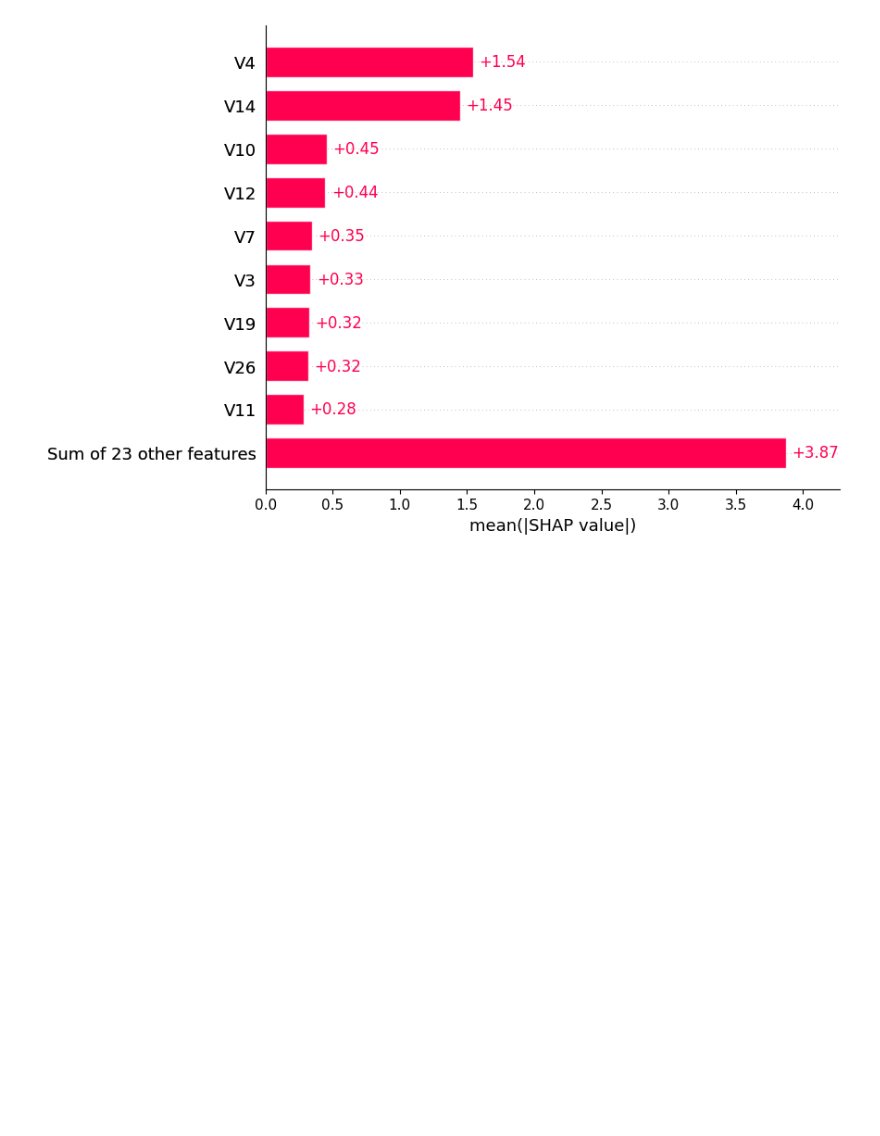
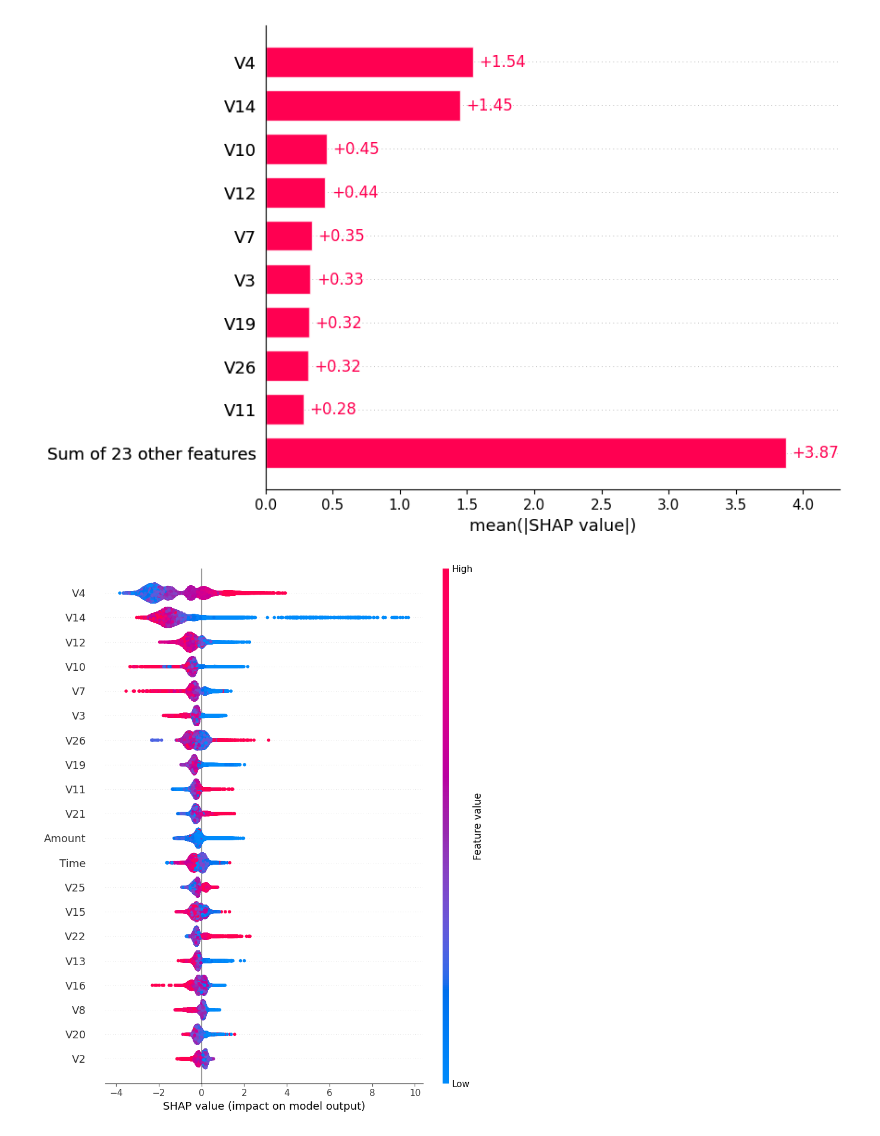
Before and after one commit to EduardoALima1984/Detec-o-de-Anomalias-em-Transa-es-em-Python, a Jupyter notebook: Untitled0.ipynb, the cells around one changed output. Drawn from its saved outputs; the diff is of its cells as text; code cells hidden in the pictures; blank space fills up the shorter version.

```diff
--- a/Untitled0.ipynb
+++ b/Untitled0.ipynb
@@ -228,3 +228,13 @@ shap_values = explainer(X_test[:100])
 shap.plots.bar(shap_values)
 # %% [output]
 [figure]
+# %%
+import shap
+
+explainer = shap.Explainer(xgb)
+
+shap_values = explainer(X_test)
+
+shap.summary_plot(shap_values, X_test)
+# %% [output]
+[figure, added]
```
